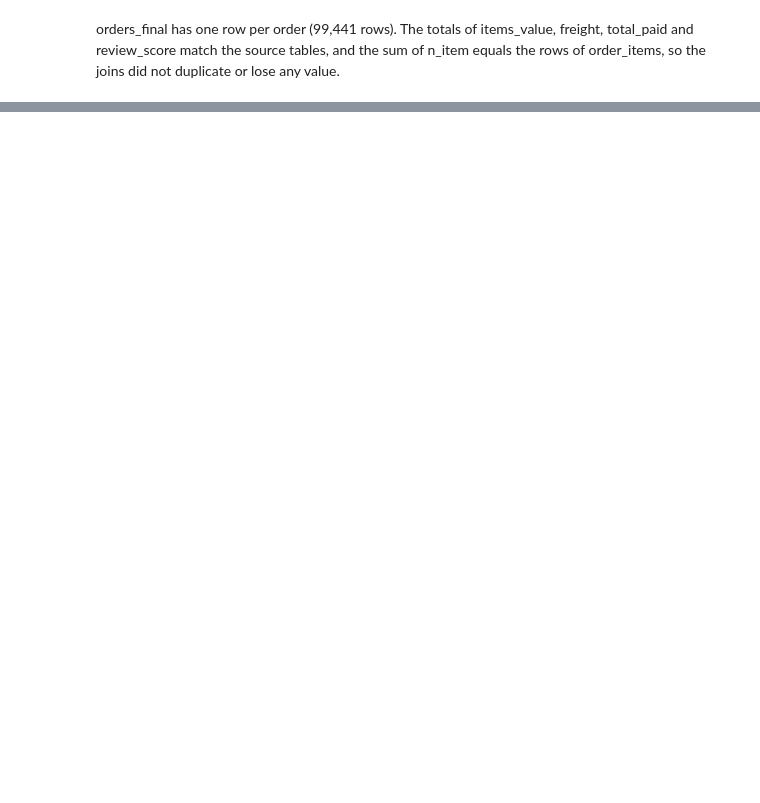
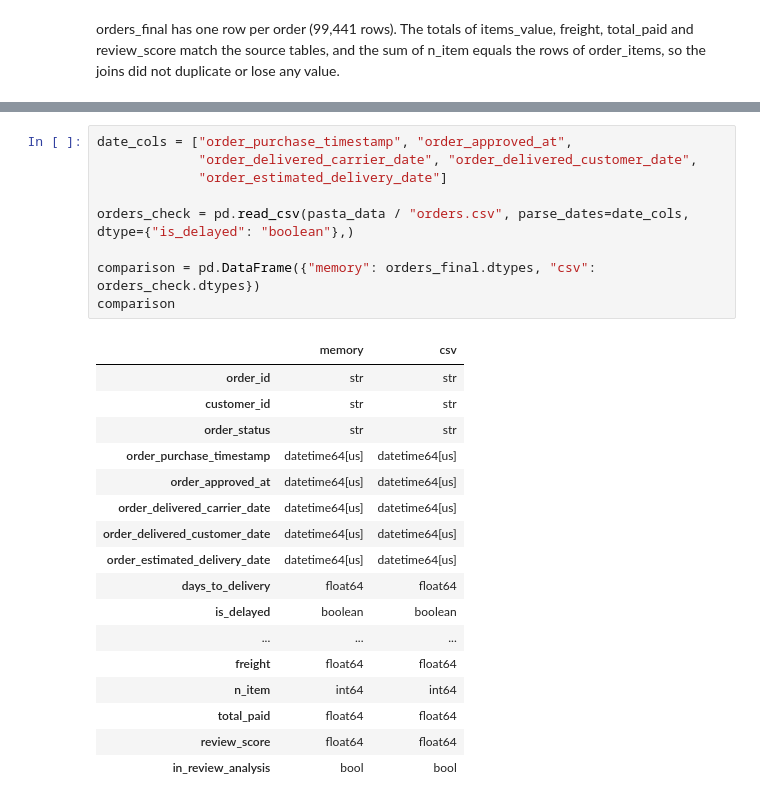
Before and after one commit to marin2808/project-olist, a Jupyter notebook: notebooks/02_limpeza.ipynb, the cells around one changed output, grey strips where cells are left out. Drawn from its saved outputs; the diff is of its cells as text; blank space fills up the shorter version.

```diff
--- a/notebooks/02_limpeza.ipynb
+++ b/notebooks/02_limpeza.ipynb
@@ -596,0 +604,27 @@ orders_final has one row per order (99,441 rows). The totals of items_value, fre
+# %%
+date_cols = ["order_purchase_timestamp", "order_approved_at",
+             "order_delivered_carrier_date", "order_delivered_customer_date",
+             "order_estimated_delivery_date"]
+
+orders_check = pd.read_csv(pasta_data / "orders.csv", parse_dates=date_cols, dtype={"is_delayed": "boolean"},)
+
+comparison = pd.DataFrame({"memory": orders_final.dtypes, "csv": orders_check.dtypes})
+comparison
+# %% [output]
+|  | memory | csv |
+| order_id | str | str |
+| customer_id | str | str |
+| order_status | str | str |
+| order_purchase_timestamp | datetime64[us] | datetime64[us] |
+| order_approved_at | datetime64[us] | datetime64[us] |
+| order_delivered_carrier_date | datetime64[us] | datetime64[us] |
+| order_delivered_customer_date | datetime64[us] | datetime64[us] |
+| order_estimated_delivery_date | datetime64[us] | datetime64[us] |
+| days_to_delivery | float64 | float64 |
+| is_delayed | boolean | boolean |
+| ... | ... | ... |
+| freight | float64 | float64 |
+| n_item | int64 | int64 |
+| total_paid | float64 | float64 |
+| review_score | float64 | float64 |
+| in_review_analysis | bool | bool |
```
Also changed, not shown: parts of 18 cells of this notebook, 6 other files.
